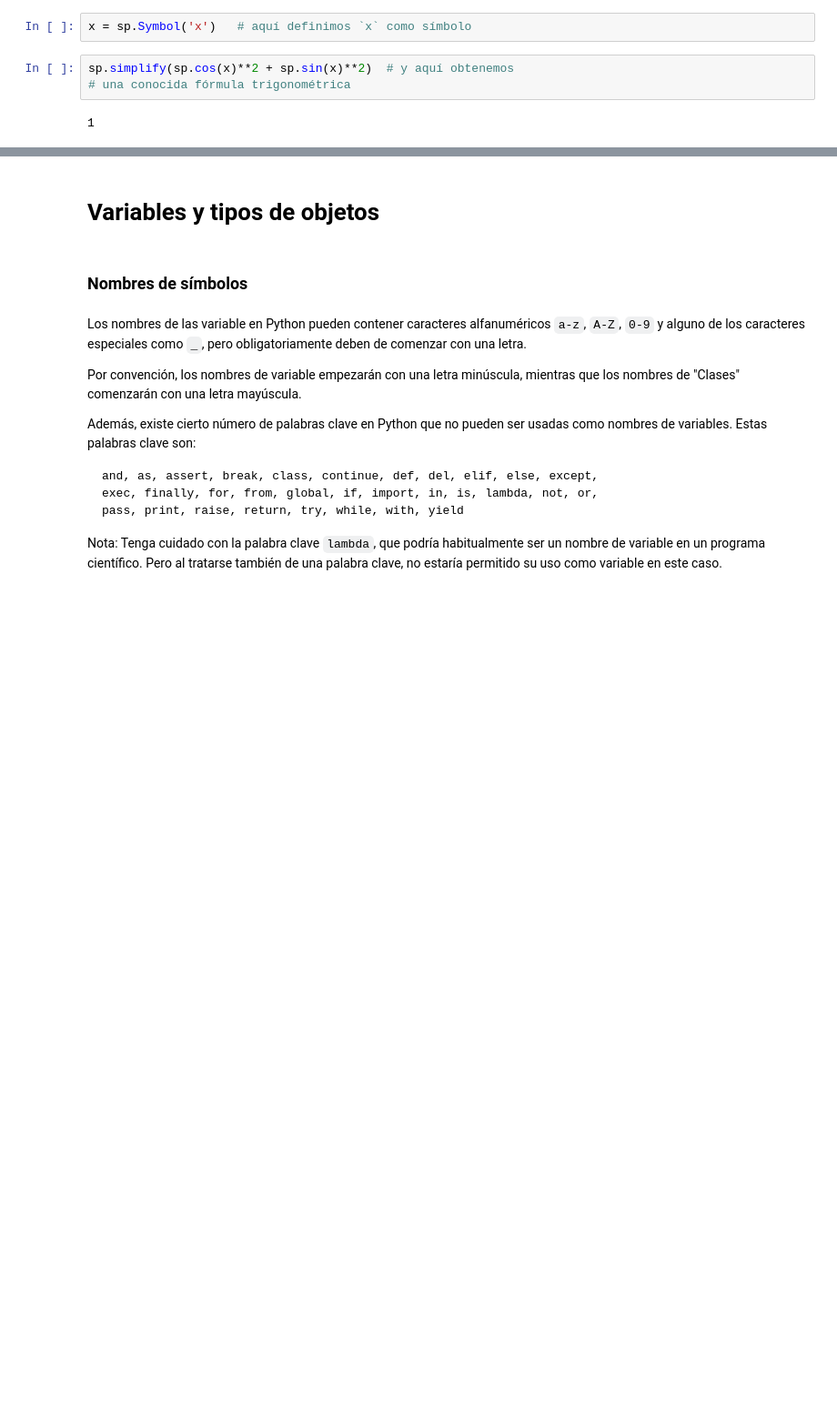
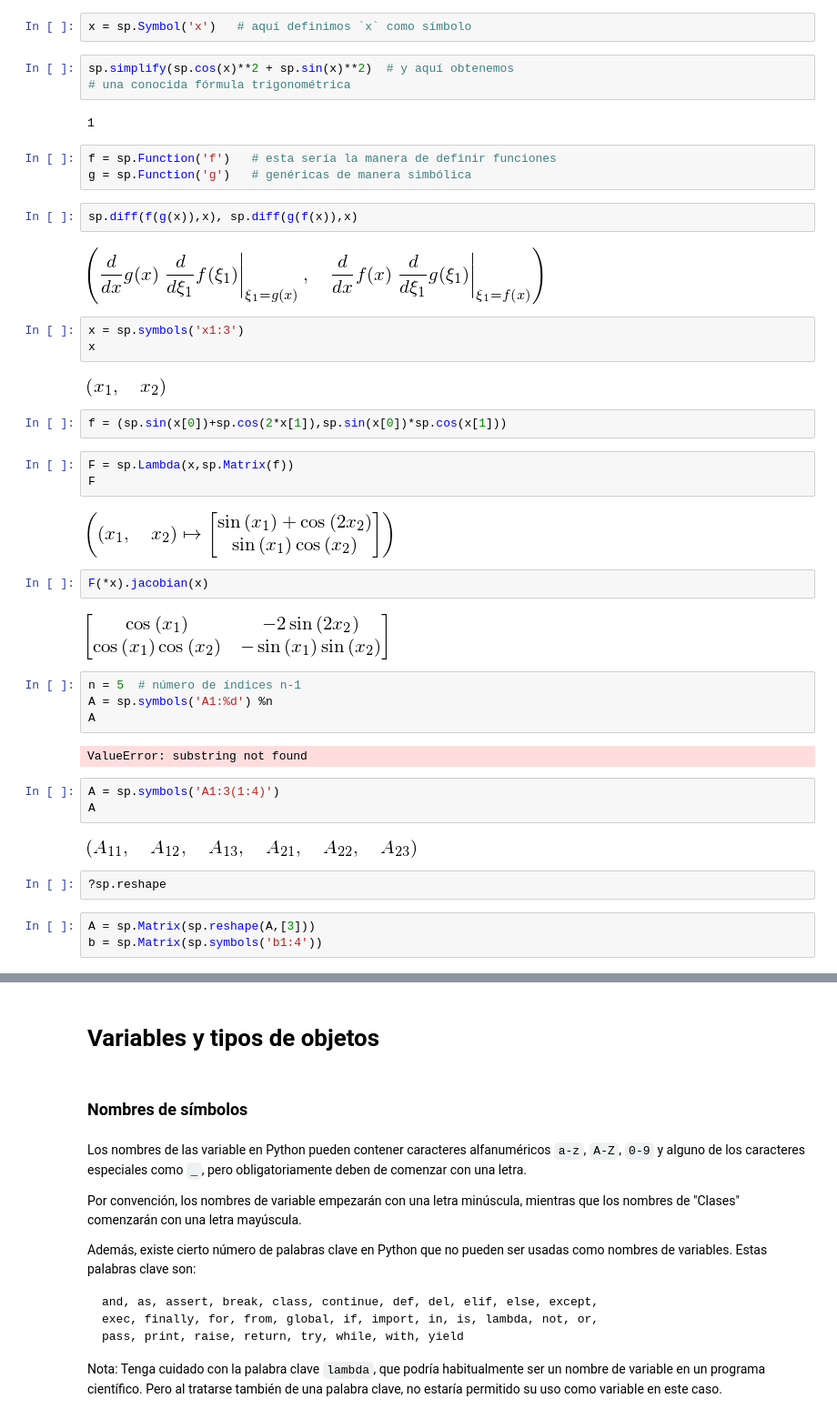
Before and after one commit to prodelas/TallerPythonUGR, a Jupyter notebook: notebooks_adicionales/Introduc_Python_y_modulos_adicionales.ipynb, the cells around one changed output, grey strips where cells are left out. Shown at 91% size. Drawn from its saved outputs; the diff is of its cells as text; blank space fills up the shorter version.

```diff
--- a/notebooks_adicionales/Introduc_Python_y_modulos_adicionales.ipynb
+++ b/notebooks_adicionales/Introduc_Python_y_modulos_adicionales.ipynb
@@ -262,3 +268,42 @@ sp.simplify(sp.cos(x)**2 + sp.sin(x)**2)  # y aquí obtenemos
 # una conocida fórmula trigonométrica
 # %% [output]
 1
+# %%
+f = sp.Function('f')   # esta sería la manera de definir funciones
+g = sp.Function('g')   # genéricas de manera simbólica
+# %%
+sp.diff(f(g(x)),x), sp.diff(g(f(x)),x)
+# %% [output]
+[figure, added]
+# %%
+x = sp.symbols('x1:3')
+x
+# %% [output]
+[figure, added]
+# %%
+f = (sp.sin(x[0])+sp.cos(2*x[1]),sp.sin(x[0])*sp.cos(x[1]))
+# %%
+F = sp.Lambda(x,sp.Matrix(f))
+F
+# %% [output]
+[figure, added]
+# %%
+F(*x).jacobian(x)
+# %% [output]
+[figure, added]
+# %%
+n = 5  # número de índices n-1
+A = sp.symbols('A1:%d') %n
+A
+# %% [output]
+ValueError: substring not found
+# %%
+A = sp.symbols('A1:3(1:4)')
+A
+# %% [output]
+[figure, added]
+# %%
+?sp.reshape
+# %%
+A = sp.Matrix(sp.reshape(A,[3]))
+b = sp.Matrix(sp.symbols('b1:4'))
```
Also changed, not shown: parts of 19 cells of this notebook.
